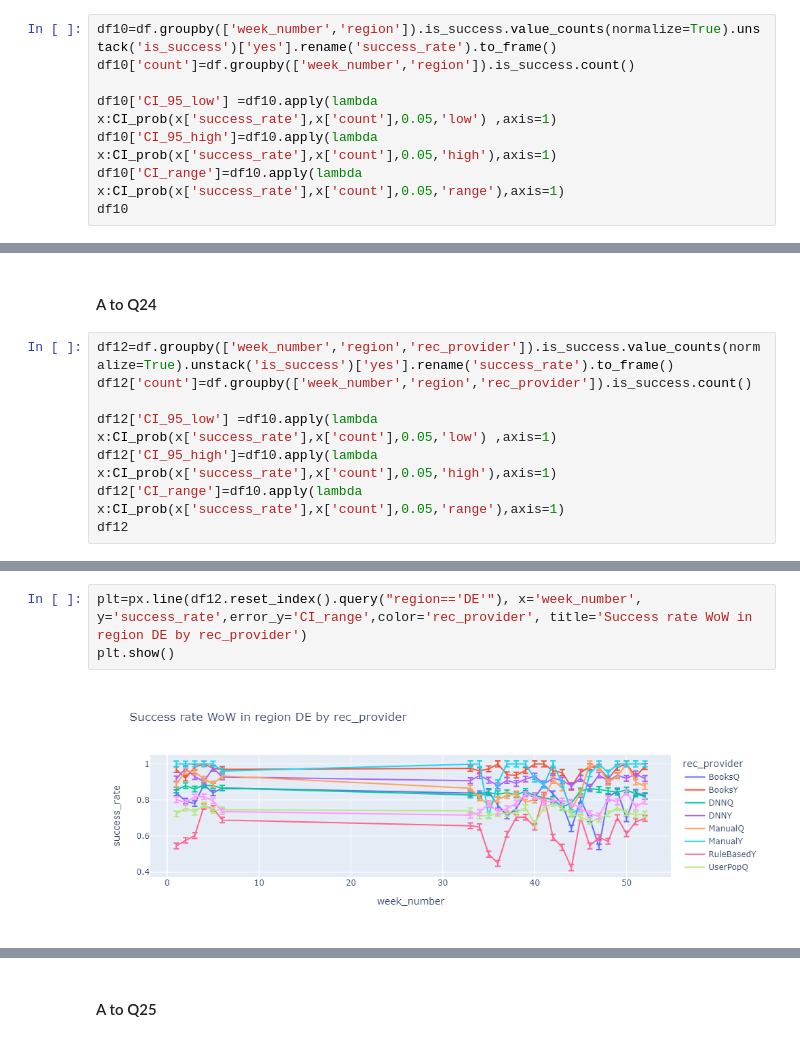
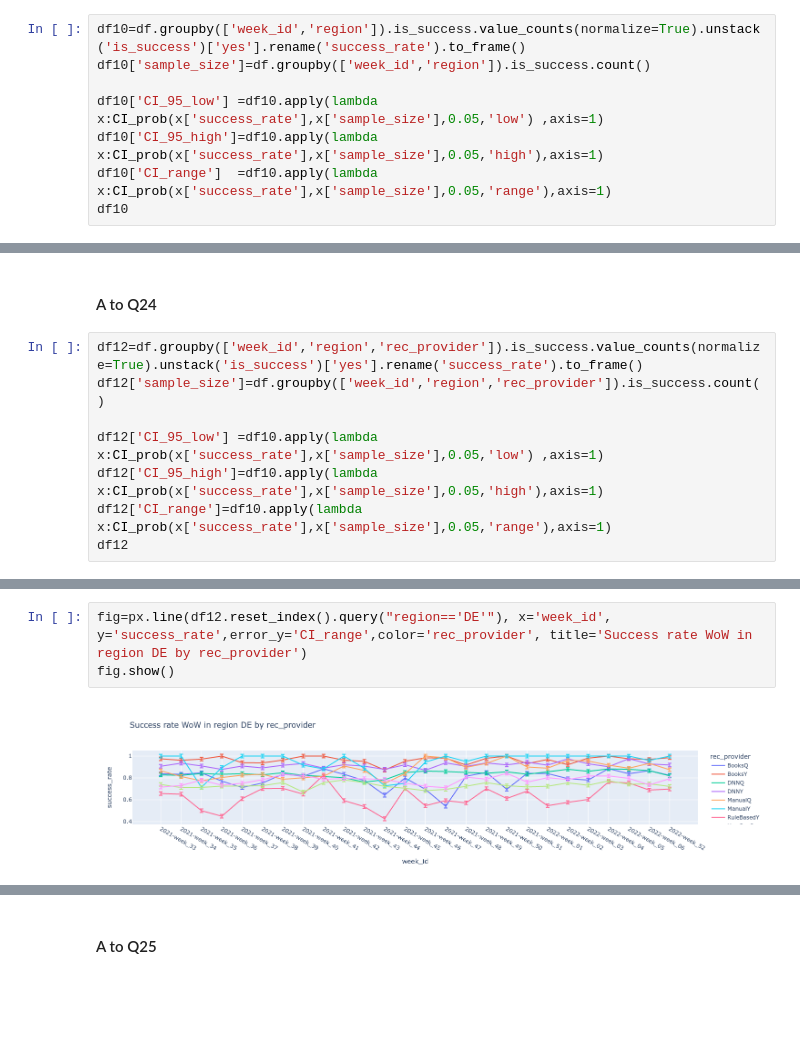
Before and after one commit to MeirYosub/Python-ML--Pandas, a Jupyter notebook: Exercise 2 - Solution - Meir Yosub.ipynb, the cells around one changed output, grey strips where cells are left out. Cells and saved outputs as stored; diff of their text form; blank space fills up the shorter version.

```diff
--- a/Exercise 2 - Solution - Meir Yosub.ipynb
+++ b/Exercise 2 - Solution - Meir Yosub.ipynb
@@ -943,11 +944,11 @@ df9
 # %% [markdown]
 #### A to Q22:
 # %%
-df10=df.groupby(['week_number','region']).is_success.value_counts(normalize=True).unstack('is_success')['yes'].rename('success_rate').to_frame()
-df10['count']=df.groupby(['week_number','region']).is_success.count()
+df10=df.groupby(['week_id','region']).is_success.value_counts(normalize=True).unstack('is_success')['yes'].rename('success_rate').to_frame()
+df10['sample_size']=df.groupby(['week_id','region']).is_success.count()
 
-df10['CI_95_low'] =df10.apply(lambda x:CI_prob(x['success_rate'],x['count'],0.05,'low') ,axis=1)
-df10['CI_95_high']=df10.apply(lambda x:CI_prob(x['success_rate'],x['count'],0.05,'high'),axis=1)
-df10['CI_range']=df10.apply(lambda x:CI_prob(x['success_rate'],x['count'],0.05,'range'),axis=1)
+df10['CI_95_low'] =df10.apply(lambda x:CI_prob(x['success_rate'],x['sample_size'],0.05,'low') ,axis=1)
+df10['CI_95_high']=df10.apply(lambda x:CI_prob(x['success_rate'],x['sample_size'],0.05,'high'),axis=1)
+df10['CI_range']  =df10.apply(lambda x:CI_prob(x['success_rate'],x['sample_size'],0.05,'range'),axis=1)
 df10
 # %% [output]
@@ -1008,11 +1009,11 @@ plt.show()
 # %% [markdown]
 #### A to Q24
 # %%
-df12=df.groupby(['week_number','region','rec_provider']).is_success.value_counts(normalize=True).unstack('is_success')['yes'].rename('success_rate').to_frame()
-df12['count']=df.groupby(['week_number','region','rec_provider']).is_success.count()
+df12=df.groupby(['week_id','region','rec_provider']).is_success.value_counts(normalize=True).unstack('is_success')['yes'].rename('success_rate').to_frame()
+df12['sample_size']=df.groupby(['week_id','region','rec_provider']).is_success.count()
 
-df12['CI_95_low'] =df10.apply(lambda x:CI_prob(x['success_rate'],x['count'],0.05,'low') ,axis=1)
-df12['CI_95_high']=df10.apply(lambda x:CI_prob(x['success_rate'],x['count'],0.05,'high'),axis=1)
-df12['CI_range']=df10.apply(lambda x:CI_prob(x['success_rate'],x['count'],0.05,'range'),axis=1)
+df12['CI_95_low'] =df10.apply(lambda x:CI_prob(x['success_rate'],x['sample_size'],0.05,'low') ,axis=1)
+df12['CI_95_high']=df10.apply(lambda x:CI_prob(x['success_rate'],x['sample_size'],0.05,'high'),axis=1)
+df12['CI_range']=df10.apply(lambda x:CI_prob(x['success_rate'],x['sample_size'],0.05,'range'),axis=1)
 df12
 # %% [output]
@@ -1031,8 +1032,8 @@ df12
 |  |  | XGBY | 0.902256 | 133 | 0.830061 | 0.841775 | 0.011714 |
 1212 rows × 5 columns
 # %%
-plt=px.line(df12.reset_index().query("region=='DE'"), x='week_number', y='success_rate',error_y='CI_range',color='rec_provider', title='Success rate WoW in region DE by rec_provider')
-plt.show()
+fig=px.line(df12.reset_index().query("region=='DE'"), x='week_id', y='success_rate',error_y='CI_range',color='rec_provider', title='Success rate WoW in region DE by rec_provider')
+fig.show()
 # %% [output]
-[figure, old version]
+[figure, new version]
 # %%
```
Also changed, not shown: parts of 28 cells of this notebook.
